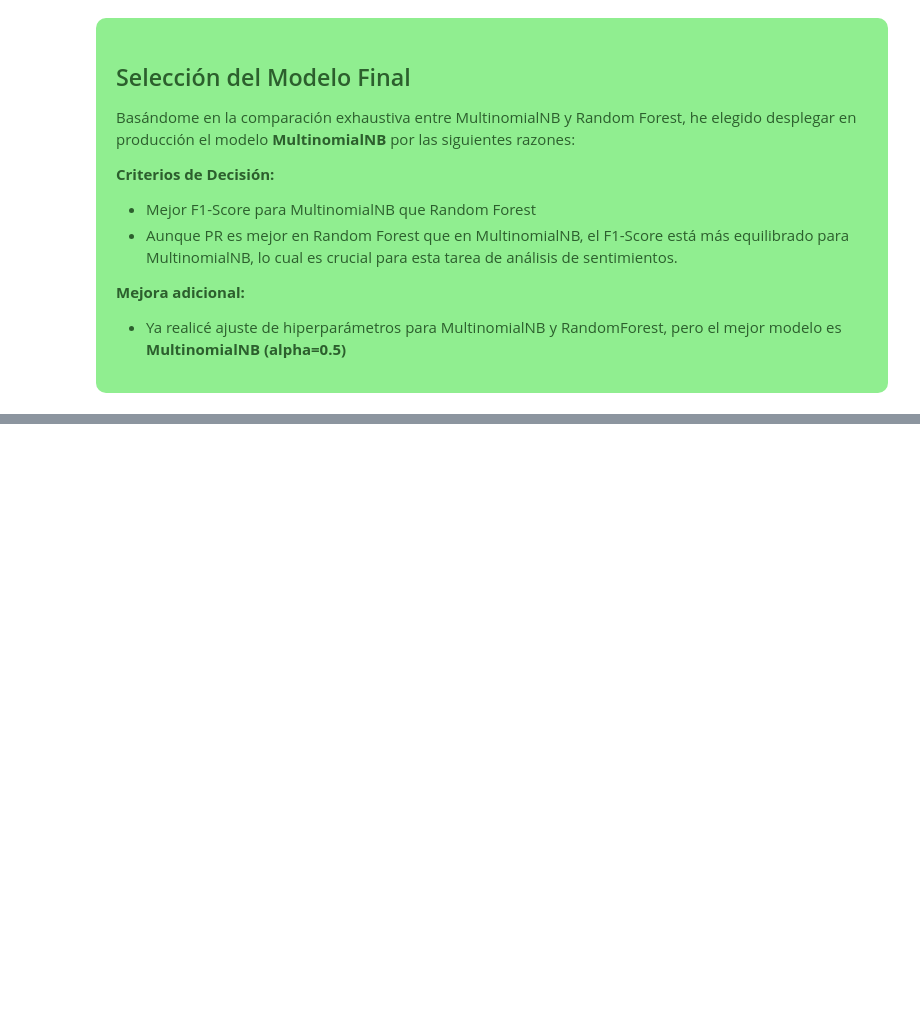
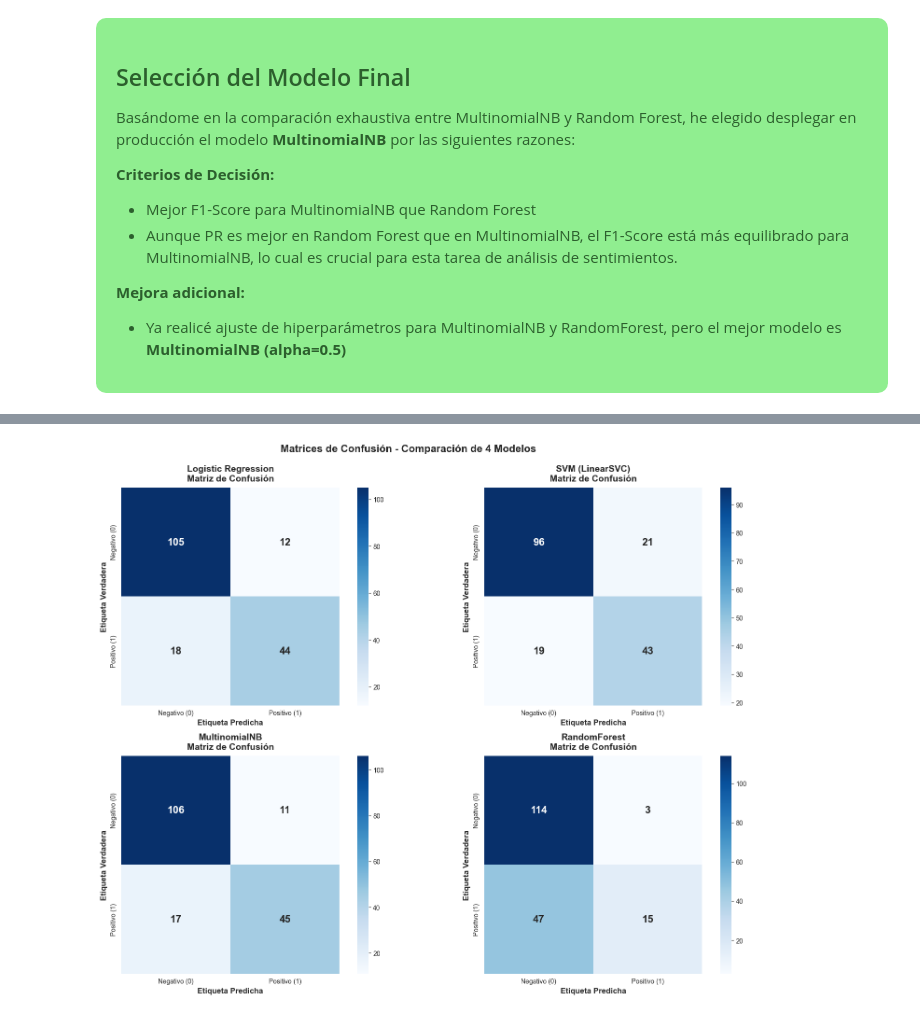
Before and after one commit to 4geeksacademy/abgonzalez-introduction-machine-learning, a Jupyter notebook: src/07-naive-bayes-playstore-reviews.ipynb, the cells around one changed output, grey strips where cells are left out. Saved outputs shown, nothing was run; the diff lists cells and outputs as text; code cells hidden in the pictures; blank space fills up the shorter version.

```diff
--- a/src/07-naive-bayes-playstore-reviews.ipynb
+++ b/src/07-naive-bayes-playstore-reviews.ipynb
@@ -824,0 +1105,34 @@ Basándome en la comparación exhaustiva entre MultinomialNB y Random Forest, he
+# %%
+# ============================================================================
+# MATRICES DE CONFUSIÓN PARA TODOS LOS MODELOS
+# ============================================================================
+
+fig, axes = plt.subplots(2, 2, figsize=(16, 12))
+axes = axes.ravel()
+
+for idx, (model_name, model) in enumerate(all_models.items()):
+    # Obtener predicciones
+    y_pred = model.predict(X_test)
+
+    # Crear matriz de confusión
+    cm = confusion_matrix(y_test, y_pred)
+
+    # Graficar
+    ax = axes[idx]
+    sns.heatmap(cm, annot=True, fmt='d', cmap='Blues',
+                cbar=True, square=True, ax=ax,
+                annot_kws={'size': 16, 'weight': 'bold'})
+
+    ax.set_title(f'{model_name}\nMatriz de Confusión',
+                 fontsize=14, fontweight='bold', pad=10)
+    ax.set_ylabel('Etiqueta Verdadera', fontsize=12, fontweight='bold')
+    ax.set_xlabel('Etiqueta Predicha', fontsize=12, fontweight='bold')
+    ax.set_xticklabels(['Negativo (0)', 'Positivo (1)'])
+    ax.set_yticklabels(['Negativo (0)', 'Positivo (1)'])
+
+plt.suptitle('Matrices de Confusión - Comparación de 4 Modelos',
+             fontsize=16, fontweight='bold', y=0.995)
+plt.tight_layout()
+plt.show()
+# %% [output]
+[figure, added]
```
Also changed, not shown: parts of 11 cells of this notebook.
